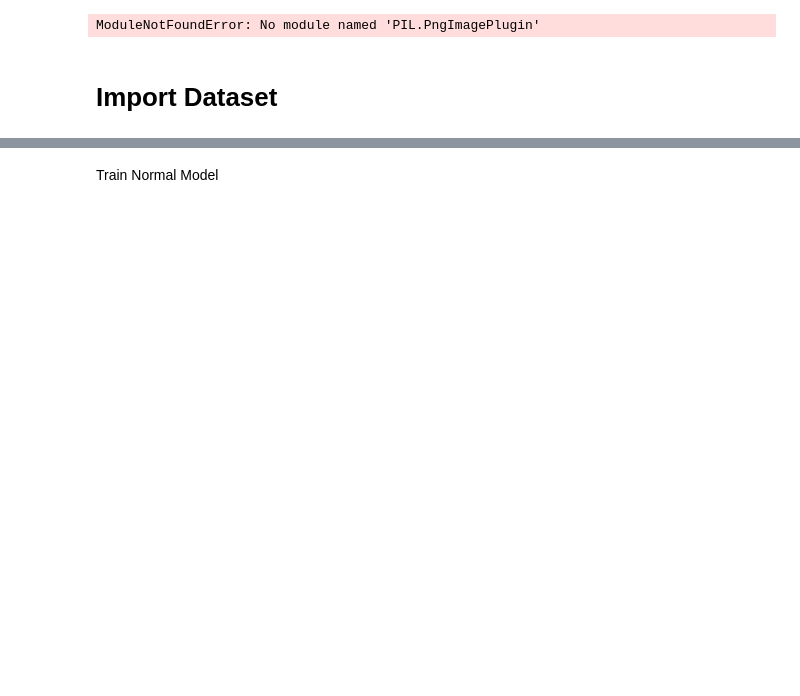
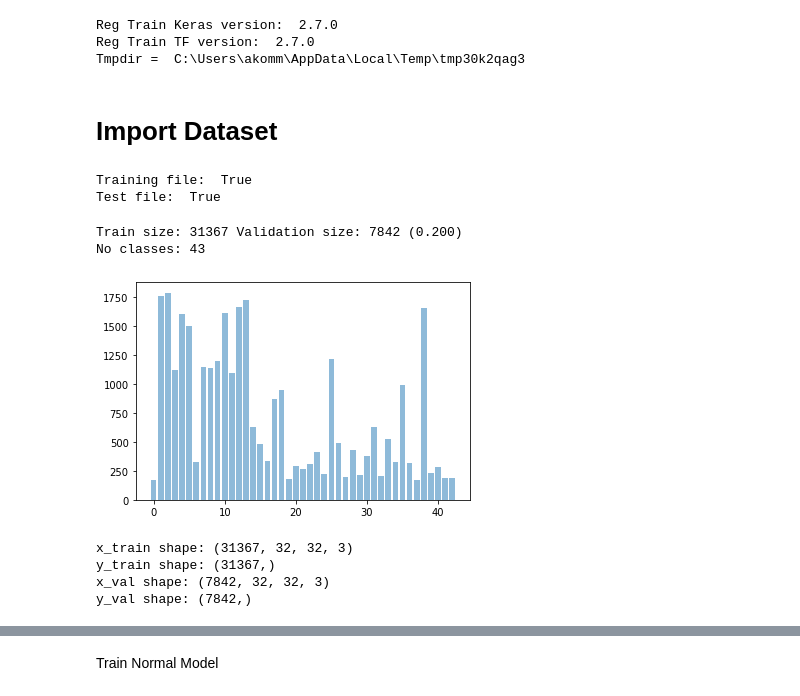
Before and after one commit to LordAlain/Jetson, a Jupyter notebook: Notebooks/Scratch.ipynb, the cells around one changed output, grey strips where cells are left out. Drawn from its saved outputs; the diff is of its cells as text; code cells hidden in the pictures; blank space fills up the shorter version.

Commit message:
Model fixed

```diff
--- a/Notebooks/Scratch.ipynb
+++ b/Notebooks/Scratch.ipynb
@@ -8,15 +8,16 @@ import tensorflow as tf
 # import cupy as cp
 import numpy as np
 from tensorflow import keras
-import PIL
+# import PIL
 # from pillow import Image
-import matplotlib as mpl
+# import matplotlib as mpl
 import matplotlib.pyplot as plt
 # %matplotlib inline
 # from tensorflow.keras import layers
 # from tensorflow.keras import Input
 # from tensorflow.keras.models import Sequential
-from tensorflow.keras.layers import *
+# from tensorflow.keras.layers import *
+import tempfile
 
 print("Reg Train Keras version: ", keras.__version__)
 print("Reg Train TF version: ", tf.__version__)
@@ -31,50 +32,71 @@ warnings.filterwarnings("ignore")
 
 model_dir = '/models/'
 tmpdir = tempfile.mkdtemp()
+print("Tmpdir = ", tmpdir)
+
+
+# Load the TensorBoard notebook extension
+%load_ext tensorboard
 # %% [output]
-ModuleNotFoundError: No module named 'PIL.PngImagePlugin'
+Reg Train Keras version:  2.7.0
+Reg Train TF version:  2.7.0
+Tmpdir =  C:\Users\akomm\AppData\Local\Temp\tmp30k2qag3
 # %% [markdown]
 # Import Dataset
+# %%
+
+importDatasets()
+
+
+# Load data
+training_file = "./Datasets/GTSRB_Final_Training_Images.zip"
+# testing_file = "./Datasets/GTSRB_Final_Test_Images.zip"
+
+train = generateTensor(training_file)
+# test = generateTensor(testing_file)
+
+x_train, y_train = split(train)
+# x_test, y_test = split(test)
+# %% [output]
+Training file:  True
+Test file:  True
 # %%
 
-
-importDatasets()
-
-
-# Load data
-training_file = "./Datasets/GTSRB_Final_Training_Images.zip"
-testing_file = "./Datasets/GTSRB_Final_Test_Images.zip"
-
-train = generateTensor(training_file)
-test = generateTensor(testing_file)
-
-x_train, y_train = split(train)
-x_test, y_test = split(test)
-
+from sklearn.model_selection import train_test_split
 label_map = map_labels('signnames.csv')
 
+file_paths = len(x_train)
+from ml_library.model import *
 #Train/validation split
-x_train, x_valid, y_train, y_valid = train_test_split(
+x_train, x_val, y_train, y_val = train_test_split(
     np.asarray(x_train), np.asarray(y_train), test_size=VALIDATION_SIZE)
 
 
-valid_ratio = len(x_valid) / len(file_paths)
-print("Train size: {} Validation size: {} ({:0.3f})").format(
+valid_ratio = len(x_val) / file_paths
+print("Train size: {} Validation size: {} ({:0.3f})".format(
     len(x_train),
-    len(x_valid),
-    valid_ratio)
+    len(x_val),
+    valid_ratio))
 
-classes, dist = np.unique(y_train+y_valid, return_counts=True)
+classes, dist = np.unique(y_train, return_counts=True)
 NUM_CLASSES = len(classes)
-print("No classes:{}".format(NUM_CLASSES))
+print("No classes: {}".format(NUM_CLASSES))
 
 plt.bar(classes, dist, align='center', alpha=0.5)
 plt.show()
 
 
 print("x_train shape:", x_train.shape)
 print("y_train shape:", y_train.shape)
-print("x_valid shape:", x_valid.shape)
-print("y_valid shape:", y_valid.shape)
-print("x_test shape:", x_test.shape)
-print("y_test shape:", y_test.shape)
+print("x_val shape:", x_val.shape)
+print("y_val shape:", y_val.shape)
+# print("x_test shape:", x_test.shape)
+# print("y_test shape:", y_test.shape)
+# %% [output]
+Train size: 31367 Validation size: 7842 (0.200)
+No classes: 43
+[figure, added]
+x_train shape: (31367, 32, 32, 3)
+y_train shape: (31367,)
+x_val shape: (7842, 32, 32, 3)
+y_val shape: (7842,)
```
Also changed, not shown: parts of 10 cells of this notebook, 9 other files.
